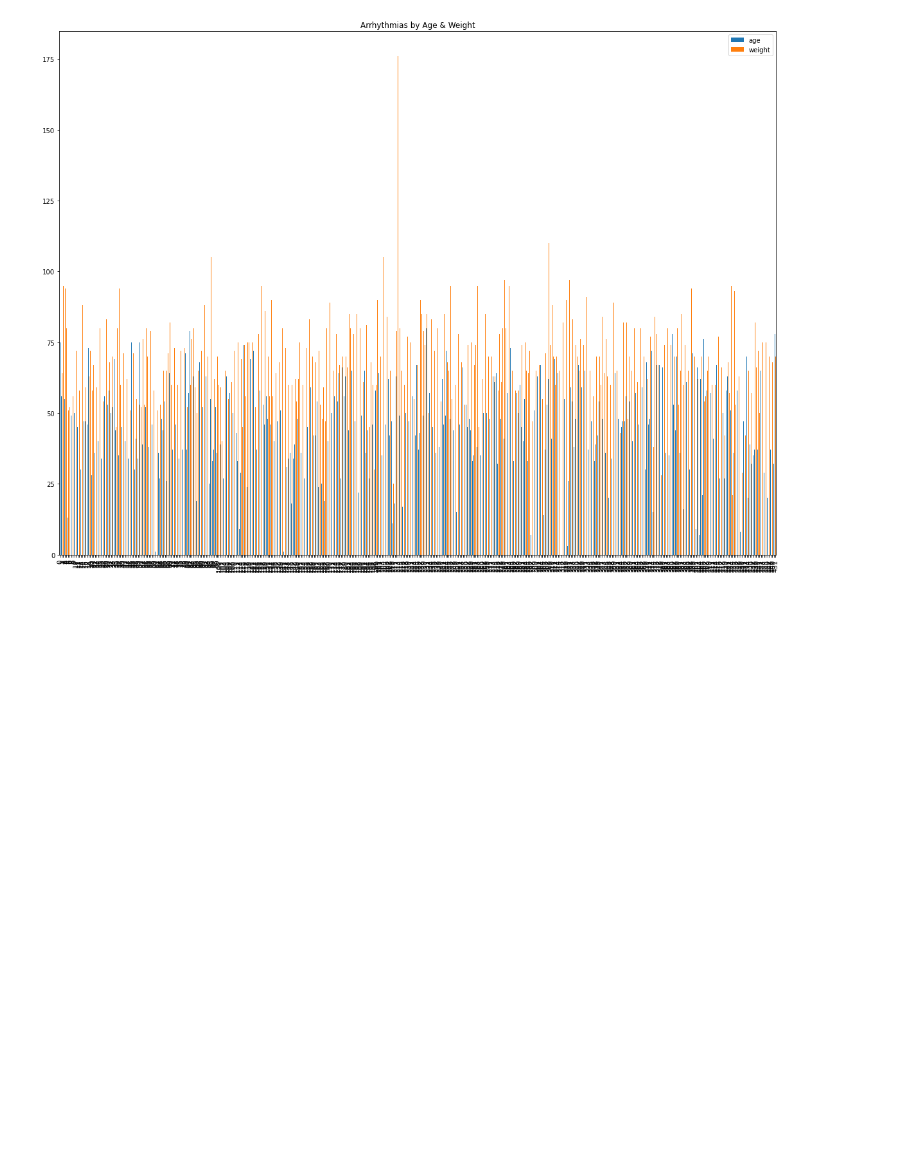
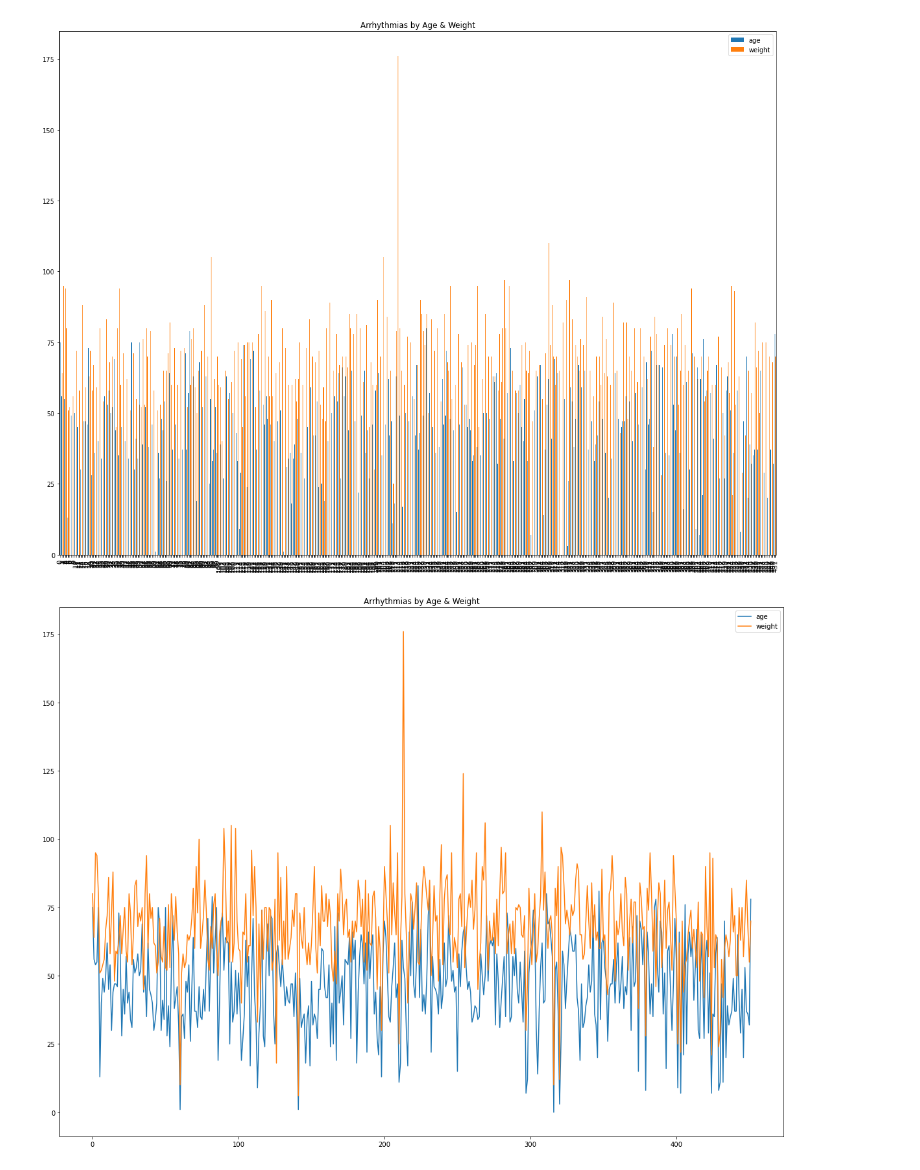
Before and after one commit to Almandiro/Rutgers_DS_Project_1, a Jupyter notebook: visualization.ipynb, the cells around one changed output. Cells and saved outputs as stored; diff of their text form; code cells hidden in the pictures; blank space fills up the shorter version.

Commit message:
Updated Visualizations

```diff
--- a/visualization.ipynb
+++ b/visualization.ipynb
@@ -113,3 +113,10 @@ data.plot(kind="bar", title="Arrhythmias by Age & Weight", figsize=(20,15))
 plt.show()
 # %% [output]
 [figure]
+# %%
+data = clean_data_df[['age', 'weight']]
+#df=pd.DataFrame(clean_data_df[['height', 'weight']],columns=["Height","Weight"])
+data.plot(kind="line", title="Arrhythmias by Age & Weight", figsize=(20,15))
+plt.show()
+# %% [output]
+[figure, added]
```
